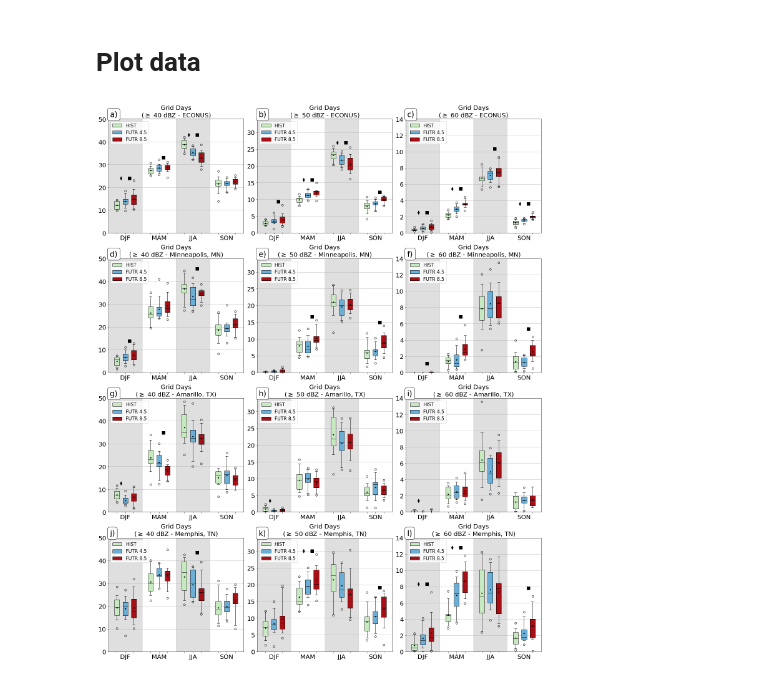
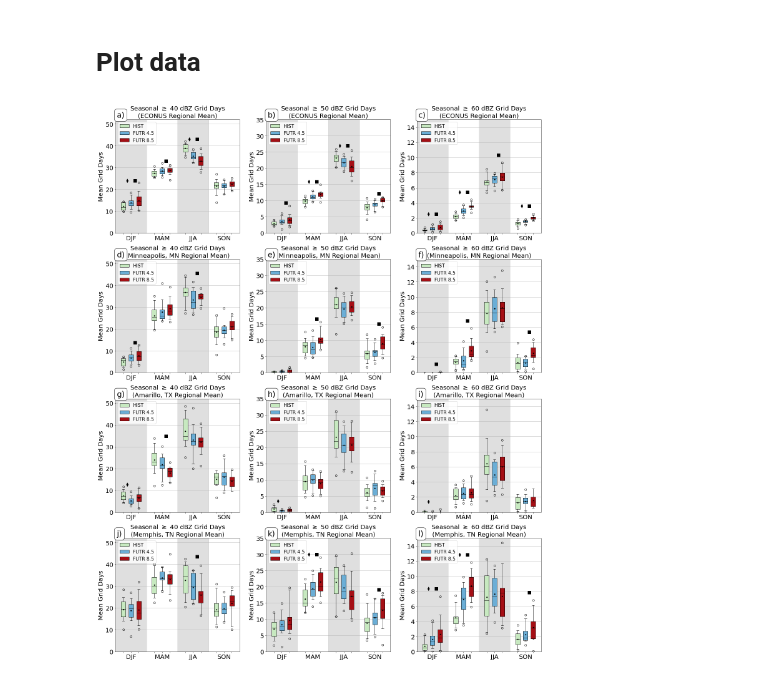
Before and after one commit to ahaberlie/GRL2022, a Jupyter notebook: notebooks/Fig_3_Boxplots.ipynb, the cells around one changed output. Saved outputs shown, nothing was run; the diff lists cells and outputs as text; code cells hidden in the pictures.

```diff
--- a/notebooks/Fig_3_Boxplots.ipynb
+++ b/notebooks/Fig_3_Boxplots.ipynb
@@ -31,9 +31,9 @@ meanpointprops = dict(marker='.', markeredgecolor='black',
 
 sim_colors = ['#c7e9c0', '#6baed6', '#a50f15']
 
-data_lims = {40:(0, 50),
-             50:(0, 34),
-             60:(0, 14)}
+data_lims = {40:(0, 52),
+             50:(0, 35),
+             60:(0, 15)}
 
 full_name = {'ama':'Amarillo, TX',
              'mph': 'Memphis, TN',
@@ -58,7 +58,9 @@ for row, region_name in enumerate(['econus', 'mnp', 'ama', 'mph']):
         figure_idx = col + (row * 3)
 
         ax = plt.subplot(4, 3, figure_idx + 1)
-        ax.set_title(f"Grid Days\n($\geq$ {dbz} dBZ - {full_name[region_name]})", size=20)
+        ax.set_title(f"Seasonal $\geq$ {dbz} dBZ Grid Days\n({full_name[region_name]} Regional Mean)", size=20)
+
+        ax.set_ylabel("Mean Grid Days")
 
         ax.annotate("{})".format(letters[figure_idx]), (0.01,1.02), xycoords='axes fraction',
                     fontsize=25, bbox=label_props, color='k', zorder=25)
@@ -97,31 +99,32 @@ for row, region_name in enumerate(['econus', 'mnp', 'ama', 'mph']):
             brcp85 = seas['FUTR 8.5'][s_]
 
             _, ph45 = mannwhitneyu(bhist, brcp45)
             _, ph85 = mannwhitneyu(bhist, brcp85)
             _, p4585 = mannwhitneyu(brcp45, brcp85)
 
 
             bplot = ax.boxplot([bhist, brcp45, brcp85], positions=[i-0.25, i, i+0.25],
                                patch_artist=True, labels=['', s_, ''],
                                whis=[5, 95], showmeans=True, meanprops=meanpointprops)
 
             plt.setp(bplot['medians'], color='black')
             [item.set_color('black') for item in bplot['means']]
 
             for color, patch in zip(sim_colors, bplot['boxes']):
                 patch.set_facecolor(color)
 
             if ph45 < 0.05:
                 m45 = ax.plot(i-0.125, np.max([bhist, brcp45, brcp85])+1, "kd", ms=8)
 
             if ph85 < 0.05:
                 m85 = ax.plot(i+0.125, np.max([bhist, brcp45, brcp85])+1, "ks", ms=10)
 
         ax.legend([bplot["boxes"][0], bplot["boxes"][1], bplot["boxes"][2]],
                   ['HIST', 'FUTR 4.5', 'FUTR 8.5'], loc='upper left', prop={'size':15})
 
+
 plt.tight_layout()
 
 plt.savefig("../figures/fig3.pdf", bbox_inches='tight', dpi=300)
 # %% [output]
-[figure, old version]
+[figure, new version]
```
Also changed, not shown: 4 other files.
